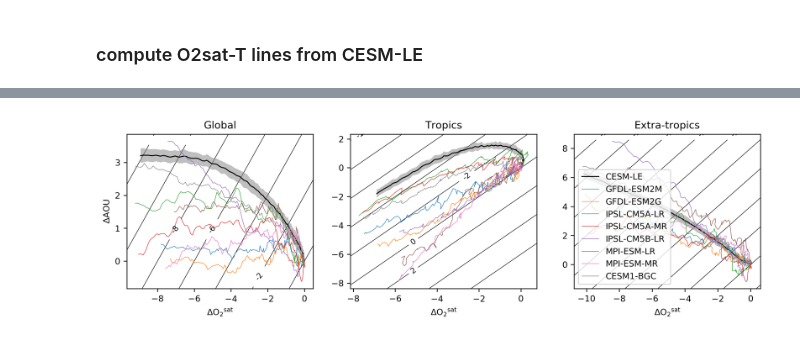
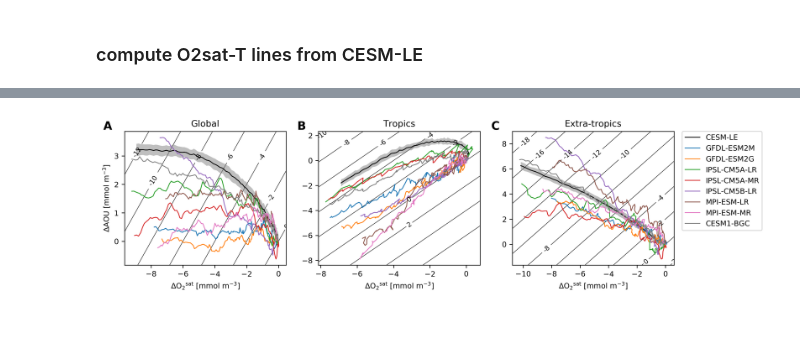
Before and after one commit to matt-long/iucn-deoxygenation-report, a Jupyter notebook: plot_tropical_hilat_phase.ipynb, the cells around one changed output, grey strips where cells are left out. Drawn from its saved outputs; the diff is of its cells as text; code cells hidden in the pictures.

```diff
--- a/plot_tropical_hilat_phase.ipynb
+++ b/plot_tropical_hilat_phase.ipynb
@@ -214,0 +170,14 @@ Data variables:
+# %%
+period = [(1970,2010),(1970,2100)]
+
+dcesm_le = []
+scesm_le = []
+dcmip = []
+dobs = []
+for p0,p1 in period:
+    dcesm_le.append(dsa.sel(time=slice(p0,p1)) - dsa.sel(time=p0))
+    scesm_le.append(dss.sel(time=slice(p0,p1)))
+    dcmip.append(cmip.sel(time=slice(p0,p1)) - cmip.sel(time=p0))
+    dobs.append(obs.sel(time=slice(p0,p1)) - obs.sel(time=p0))
+dcmip[0].time.values
+dcmip[1].time.values
@@ -284,42 +343,53 @@ for ip,region in enumerate(['Global','Tropics','Extra-tropics']):
     i = region_names.index(region)
 
     ax = fig.add_subplot(gs[0,ip])
-    ax.plot(dcesm_le.O2sat[:,i],dcesm_le.AOU[:,i],'k-',linewidth=1.,label='CESM-LE')
-    ax.fill_between(dcesm_le.O2sat[:,i],dcesm_le.AOU[:,i]+scesm_le.AOU[:,i],dcesm_le.AOU[:,i]-scesm_le.AOU[:,i],
+    ax.plot(dcesm_le[1].O2sat[:,i],dcesm_le[1].AOU[:,i],'k-',linewidth=1.,label='CESM-LE')
+    ax.fill_between(dcesm_le[1].O2sat[:,i],dcesm_le[1].AOU[:,i]+scesm_le[1].AOU[:,i],dcesm_le[1].AOU[:,i]-scesm_le[1].AOU[:,i],
                     facecolor='gray',alpha=0.5)
 
     for im,m in enumerate(cmip.model.values):
-        ax.plot(dcmip.O2sat[im,:,i],dcmip.AOU[im,:,i],'-',linewidth=0.5,label=m)
-
-#    ax.plot(dobs.O2sat[:,i],dobs.AOU[:,i],'.',label='Obs')
+        ax.plot(dcmip[1].O2sat[im,:,i],dcmip[1].AOU[im,:,i],'-',linewidth=1,label=m)
 
     ax.set_title(region)
 
 handles, labels = ax.get_legend_handles_labels()
-ax.legend(handles, labels)
+plt.legend(handles, labels,loc=2,
+           bbox_to_anchor=(1.05, 1),
+           ncol=1, borderaxespad=0.)
 
 axs = fig.get_axes()
 for i,ax in enumerate(axs):
     xlm = ax.get_xlim()
     ylm = ax.get_ylim()
-    x = np.arange(xlm[0]-3,xlm[1]+3.2,0.2)
-    y = np.arange(ylm[0]-3,ylm[1]+3.2,0.2)
+    x = np.arange(xlm[0]-1,xlm[1]+1.2,0.2)
+    y = np.arange(ylm[0]-1,ylm[1]+1.2,0.2)
     x,y = np.meshgrid(x,y)
     z = x - y
     cs = ax.contour(x,y,z,levels=np.arange(-20,7,2),colors='black',linewidths=0.5,zorder=-10)
     cs.levels = [plot_tools.contour_label_format(val) for val in cs.levels]
     fmt = '%r'
     #-- add contour labels
     lb = plt.clabel(cs, fontsize=8,
                    inline = True,
                    fmt=fmt)
     ax.set_xlim(xlm)
     ax.set_ylim(ylm)
 
-    ax.set_xlabel('$\Delta$O${_{2}}^{sat}$')
+    ax.set_xlabel('$\Delta$O${_{2}}^{sat}$ [mmol m$^{-3}$]')
 
     if i == 0:
-        ax.set_ylabel('$\Delta$$AOU$')
+        ax.set_ylabel('$\Delta$$AOU$ [mmol m$^{-3}$]')
+
+
+alp = [chr(i).upper() for i in range(97,97+26)]
+for i,ax in enumerate(axs):
+    p = ax.get_position()
+    y = p.y1+0.01
+    x = p.x0-0.03
+    fig.text(x,y,'%s'%alp[i],
+             fontsize=14.,
+             fontweight = 'semibold')
+
 plt.savefig(plot_name,bbox_inches='tight')
 # %% [output]
-[figure, old version]
+[figure, new version]
```
Also changed, not shown: parts of 10 cells of this notebook, 3 other files.
